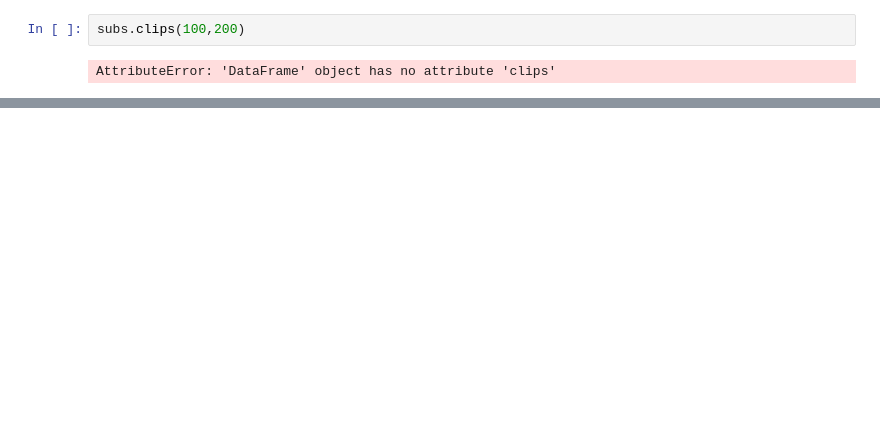
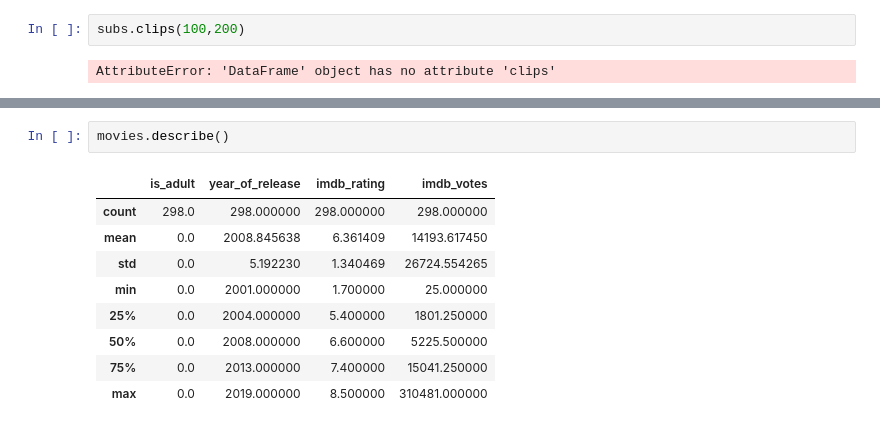
Before and after one commit to Abhinav09062005/python-, a Jupyter notebook: chapter3/csv2_df.ipynb, the cells around one changed output, grey strips where cells are left out. Saved outputs shown, nothing was run; the diff lists cells and outputs as text; blank space fills up the shorter version.

```diff
--- a/chapter3/csv2_df.ipynb
+++ b/chapter3/csv2_df.ipynb
@@ -887,0 +950,12 @@ AttributeError: 'DataFrame' object has no attribute 'clips'
+# %%
+movies.describe()
+# %% [output]
+|  | is_adult | year_of_release | imdb_rating | imdb_votes |
+| count | 298.0 | 298.000000 | 298.000000 | 298.000000 |
+| mean | 0.0 | 2008.845638 | 6.361409 | 14193.617450 |
+| std | 0.0 | 5.192230 | 1.340469 | 26724.554265 |
+| min | 0.0 | 2001.000000 | 1.700000 | 25.000000 |
+| 25% | 0.0 | 2004.000000 | 5.400000 | 1801.250000 |
+| 50% | 0.0 | 2008.000000 | 6.600000 | 5225.500000 |
+| 75% | 0.0 | 2013.000000 | 7.400000 | 15041.250000 |
+| max | 0.0 | 2019.000000 | 8.500000 | 310481.000000 |
```
Also changed, not shown: parts of 12 cells of this notebook.
